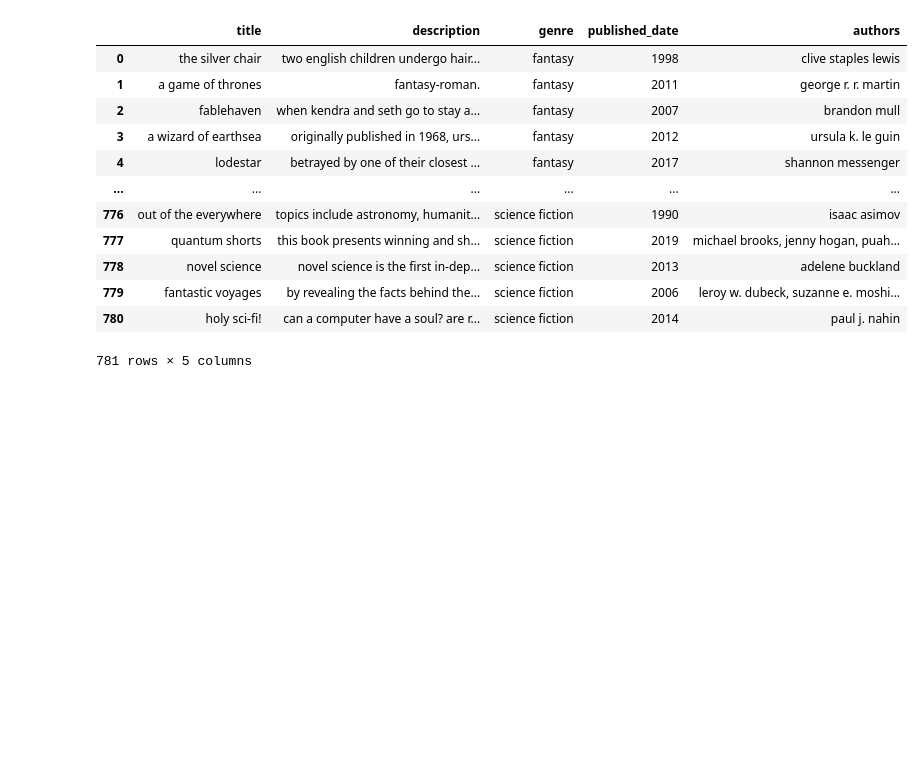
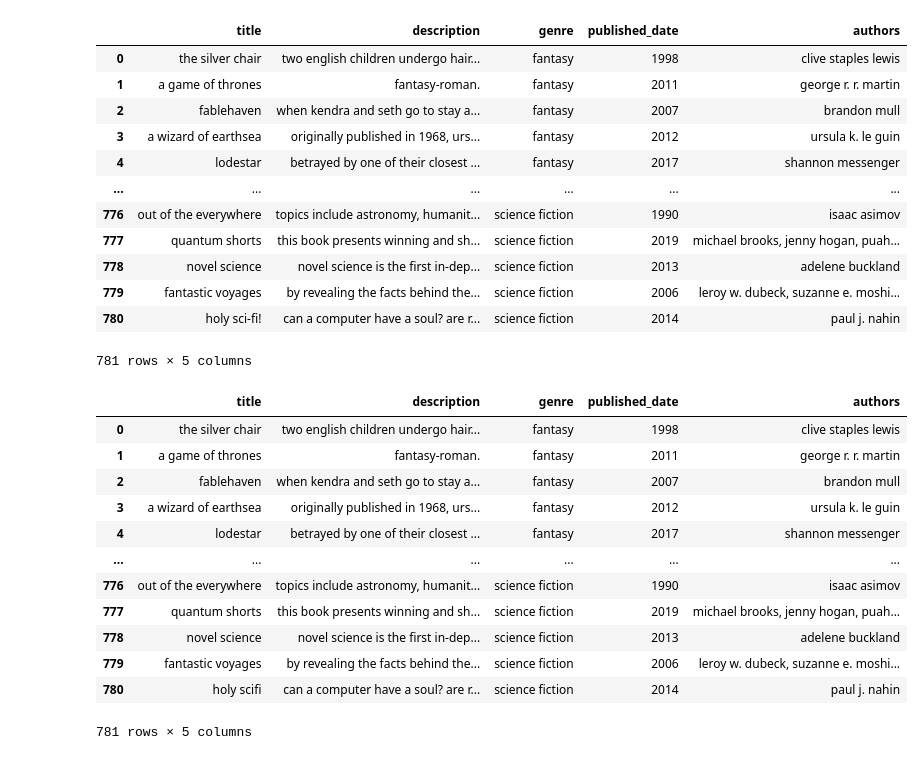
Before and after one commit to Jorgen85Lex/Book_Blurb_Capstone, a Jupyter notebook: notebooks/preprocessing_data.ipynb, the cells around one changed output. Drawn from its saved outputs; the diff is of its cells as text; code cells hidden in the pictures; blank space fills up the shorter version.

```diff
--- a/notebooks/preprocessing_data.ipynb
+++ b/notebooks/preprocessing_data.ipynb
@@ -249,3 +272,20 @@ all_books_df
 | 779 | fantastic voyages | by revealing the facts behind the... | science fiction | 2006 | leroy w. dubeck, suzanne e. moshi... |
 | 780 | holy sci-fi! | can a computer have a soul? are r... | science fiction | 2014 | paul j. nahin |
 781 rows × 5 columns
+# %%
+all_books_df['title'] = all_books_df['title'].str.replace(r'[^\w\s]', '', regex=True)
+all_books_df
+# %% [output]
+|  | title | description | genre | published_date | authors |
+| 0 | the silver chair | two english children undergo hair... | fantasy | 1998 | clive staples lewis |
+| 1 | a game of thrones | fantasy-roman. | fantasy | 2011 | george r. r. martin |
+| 2 | fablehaven | when kendra and seth go to stay a... | fantasy | 2007 | brandon mull |
+| 3 | a wizard of earthsea | originally published in 1968, urs... | fantasy | 2012 | ursula k. le guin |
+| 4 | lodestar | betrayed by one of their closest ... | fantasy | 2017 | shannon messenger |
+| ... | ... | ... | ... | ... | ... |
+| 776 | out of the everywhere | topics include astronomy, humanit... | science fiction | 1990 | isaac asimov |
+| 777 | quantum shorts | this book presents winning and sh... | science fiction | 2019 | michael brooks, jenny hogan, puah... |
+| 778 | novel science | novel science is the first in-dep... | science fiction | 2013 | adelene buckland |
+| 779 | fantastic voyages | by revealing the facts behind the... | science fiction | 2006 | leroy w. dubeck, suzanne e. moshi... |
+| 780 | holy scifi | can a computer have a soul? are r... | science fiction | 2014 | paul j. nahin |
+781 rows × 5 columns
```
Also changed, not shown: parts of 12 cells of this notebook.
